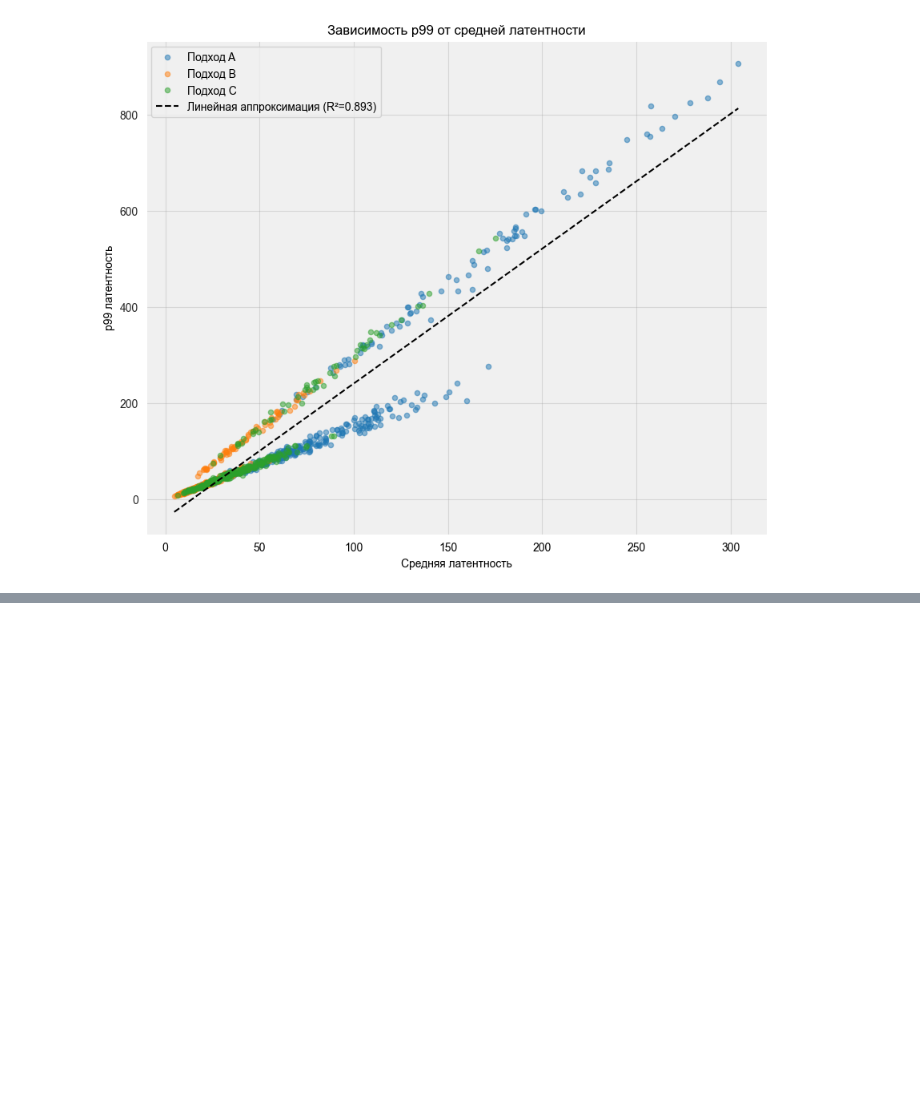
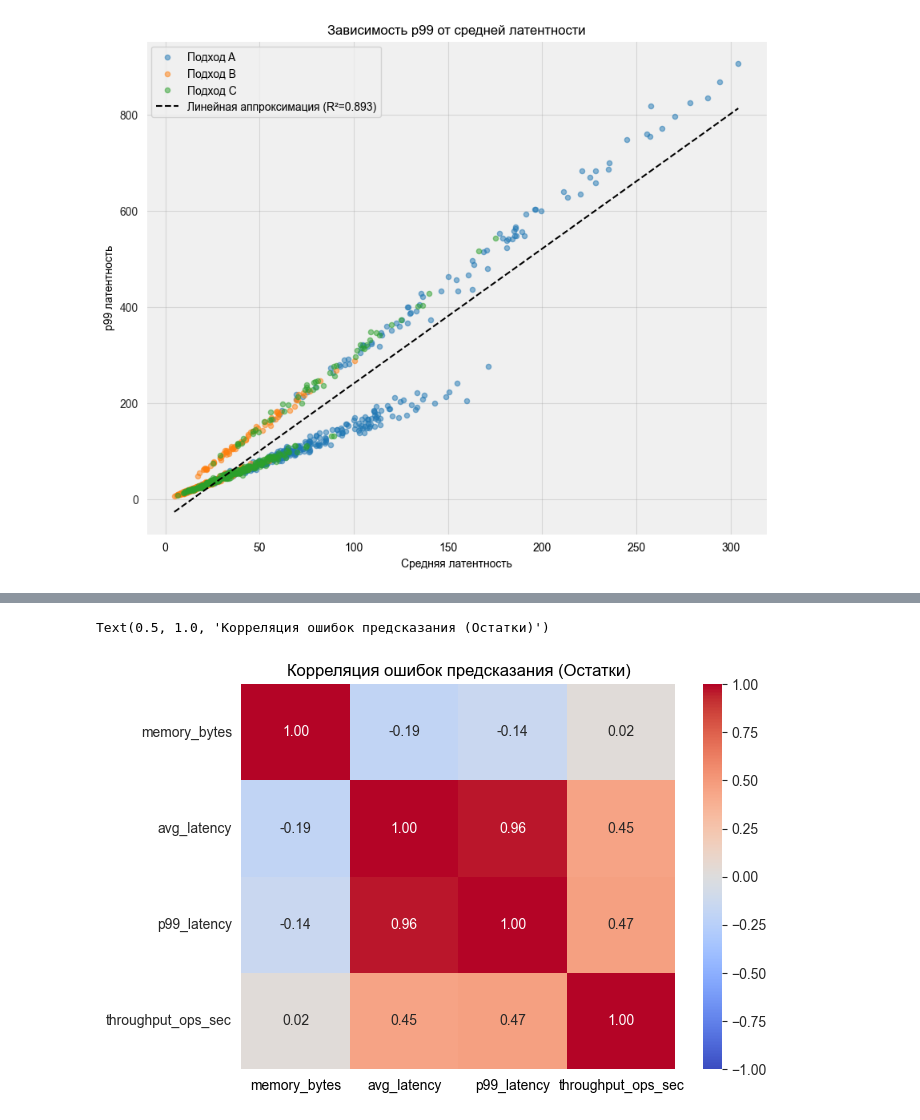
Before and after one commit to p1k777/mega-cool-in-memory-file-systems-research, a Jupyter notebook: ml_model/main.ipynb, the cells around one changed output, grey strips where cells are left out. Drawn from its saved outputs; the diff is of its cells as text; code cells hidden in the pictures; blank space fills up the shorter version.

```diff
--- a/ml_model/main.ipynb
+++ b/ml_model/main.ipynb
@@ -338,0 +417,9 @@ lin_throughput_ops_sec: R2=0.7530, MAE=8704.71, RMSE=12910.46
+# %%
+residuals = Y_test - y_preds
+
+plt.figure(figsize=(7, 5))
+sns.heatmap(residuals.corr(), annot=True, cmap='coolwarm', fmt=".2f", vmin=-1, vmax=1)
+plt.title("Корреляция ошибок предсказания (Остатки)")
+# %% [output]
+Text(0.5, 1.0, 'Корреляция ошибок предсказания (Остатки)')
+[figure, added]
```
Also changed, not shown: parts of 13 cells of this notebook, 2 other files.
